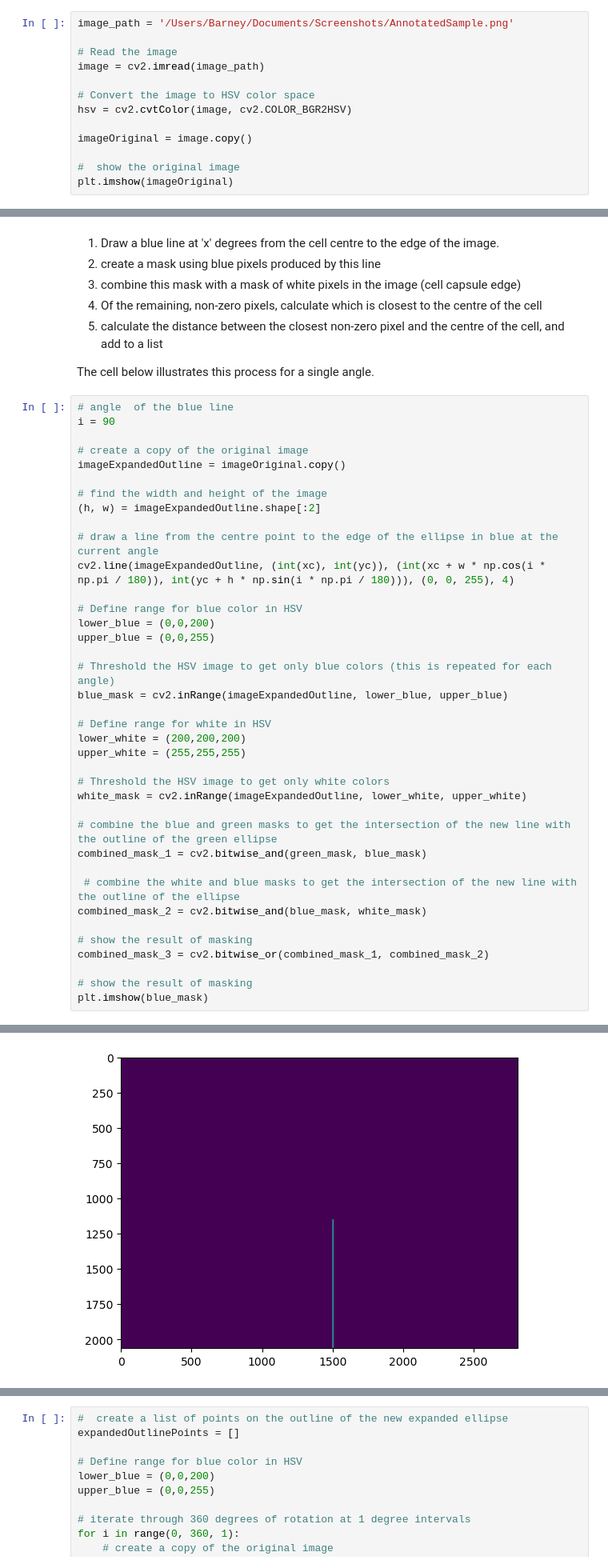
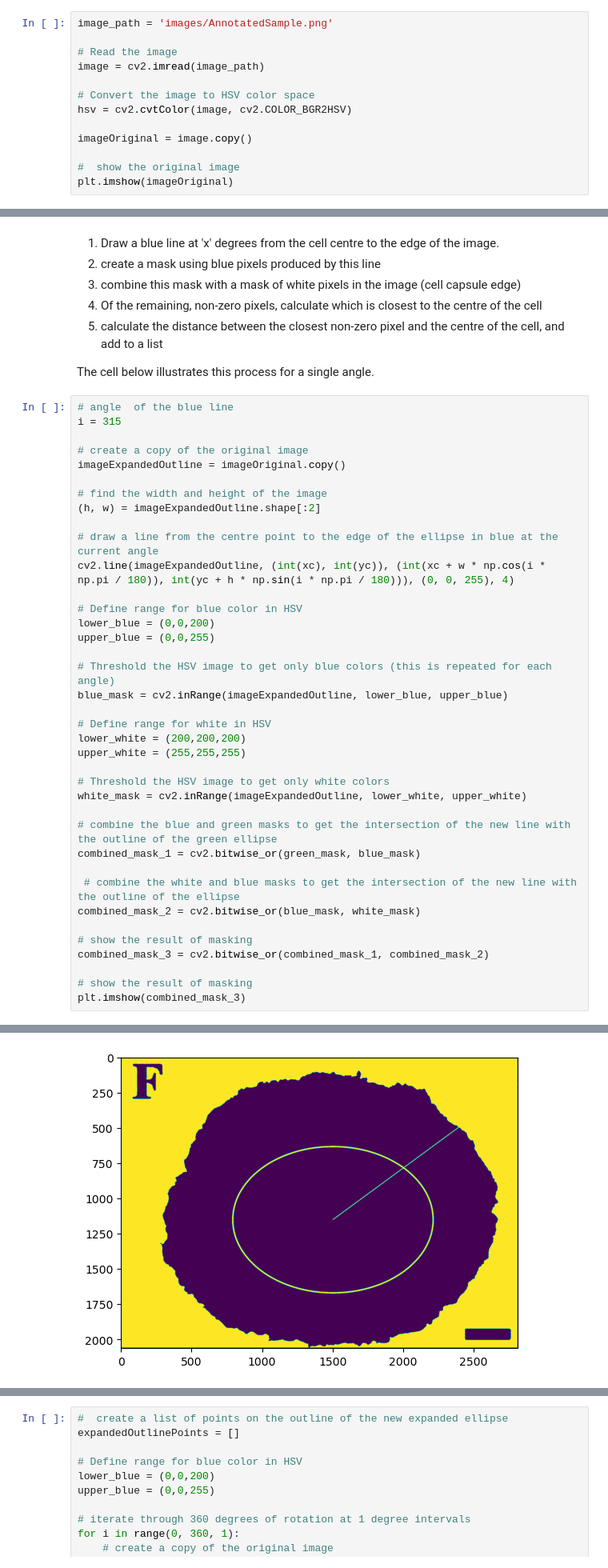
Before and after one commit to Barnaby4Smith/CellCapsuleAnalysis, a Jupyter notebook: CellCapsuleAnalysis.ipynb, the cells around one changed output, grey strips where cells are left out. Shown at 80% size. Cells and saved outputs as stored; diff of their text form.

```diff
--- a/CellCapsuleAnalysis.ipynb
+++ b/CellCapsuleAnalysis.ipynb
@@ -11,7 +11,7 @@ import cv2
 import numpy as np
 import matplotlib.pyplot as plt
 # %%
-image_path = '/Users/Barney/Documents/Screenshots/AnnotatedSample.png'
+image_path = 'images/AnnotatedSample.png'
 
 # Read the image
 image = cv2.imread(image_path)
@@ -83,7 +83,7 @@ Find the maximum distance between the cell wall and the cell capsule. Iterate th
 The cell below illustrates this process for a single angle.
 # %%
 # angle  of the blue line
-i = 90
+i = 315
 
 # create a copy of the original image
 imageExpandedOutline = imageOriginal.copy()
@@ -91,37 +91,37 @@ imageExpandedOutline = imageOriginal.copy()
 # find the width and height of the image
 (h, w) = imageExpandedOutline.shape[:2]
 
 # draw a line from the centre point to the edge of the ellipse in blue at the current angle
 cv2.line(imageExpandedOutline, (int(xc), int(yc)), (int(xc + w * np.cos(i * np.pi / 180)), int(yc + h * np.sin(i * np.pi / 180))), (0, 0, 255), 4)
 
 # Define range for blue color in HSV
 lower_blue = (0,0,200)
 upper_blue = (0,0,255)
 
 # Threshold the HSV image to get only blue colors (this is repeated for each angle)
 blue_mask = cv2.inRange(imageExpandedOutline, lower_blue, upper_blue)
 
 # Define range for white in HSV
 lower_white = (200,200,200)
 upper_white = (255,255,255)
 
 # Threshold the HSV image to get only white colors
 white_mask = cv2.inRange(imageExpandedOutline, lower_white, upper_white)
 
 # combine the blue and green masks to get the intersection of the new line with the outline of the green ellipse
-combined_mask_1 = cv2.bitwise_and(green_mask, blue_mask)
+combined_mask_1 = cv2.bitwise_or(green_mask, blue_mask)
 
  # combine the white and blue masks to get the intersection of the new line with the outline of the ellipse
-combined_mask_2 = cv2.bitwise_and(blue_mask, white_mask)
+combined_mask_2 = cv2.bitwise_or(blue_mask, white_mask)
 
 # show the result of masking
 combined_mask_3 = cv2.bitwise_or(combined_mask_1, combined_mask_2)
 
 # show the result of masking
-plt.imshow(blue_mask)
+plt.imshow(combined_mask_3)
 # %% [output]
 <matplotlib.image.AxesImage at 0x...>
-[figure, old version]
+[figure, new version]
 # %%
 #  create a list of points on the outline of the new expanded ellipse
 cellCapsuleOutlinePoints = []
```
Also changed, not shown: parts of 2 cells of this notebook, 3 other files.
